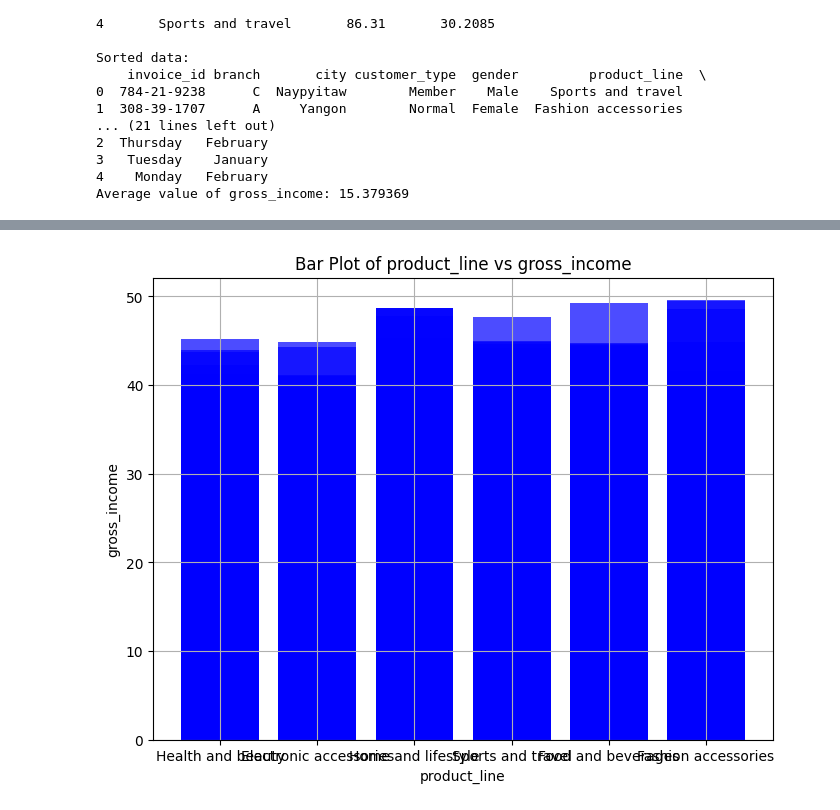
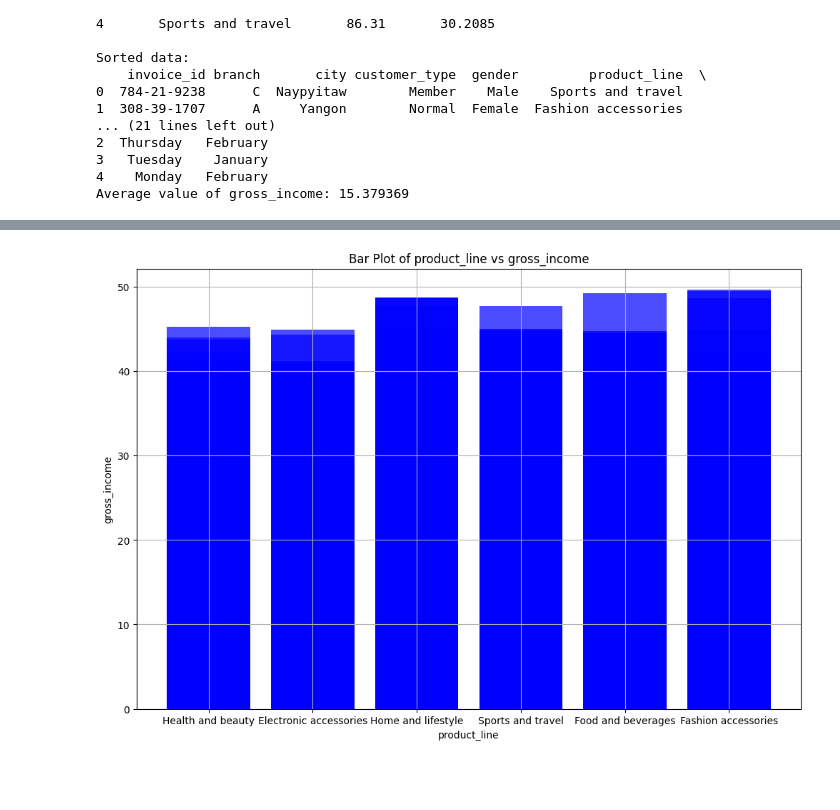
Before and after one commit to Jons-Spec/Week-4-SPEC-python-datanalysis, a Jupyter notebook: script.ipynb, the cells around one changed output, grey strips where cells are left out. Cells and saved outputs as stored; diff of their text form; code cells hidden in the pictures; blank space fills up the shorter version.

Commit message:
Better readability for plot

```diff
--- a/script.ipynb
+++ b/script.ipynb
@@ -193,25 +193,24 @@ profile_calculate_average_sorted_column()
 # %%
 # Select two columns for plotting
 x_column = 'product_line'  # Update with your column name
 y_column = 'gross_income'  # Update with your column name
 
 # Read the CSV file
 data_generator = read_csv()
-
 # Extract the data from the selected columns
 x_data = np.array([])
 y_data = np.array([])
 for chunk in data_generator:
     x_data = np.concatenate((x_data, chunk[x_column].values))
     y_data = np.concatenate((y_data, chunk[y_column].values))
 
 # Create the bar plot
-plt.figure(figsize=(8, 6))
+plt.figure(figsize=(12, 8))
 plt.bar(x_data, y_data, color='blue', alpha=0.7)
 plt.title('Bar Plot of {} vs {}'.format(x_column, y_column))
 plt.xlabel(x_column)
 plt.ylabel(y_column)
 plt.grid(True)
 plt.show()
 # %% [output]
-[figure, old version]
+[figure, new version]
```
Also changed, not shown: parts of 4 cells of this notebook.
